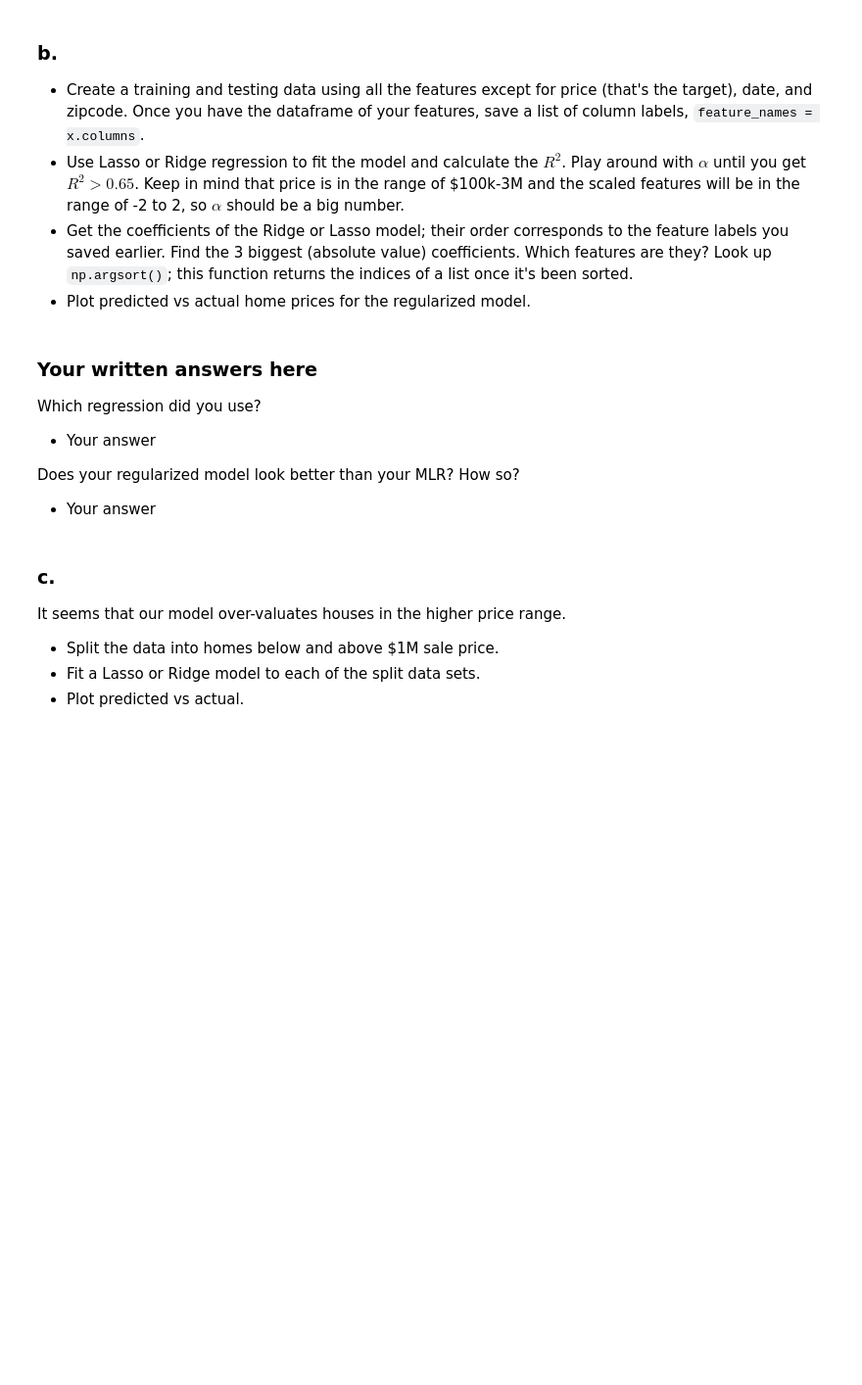
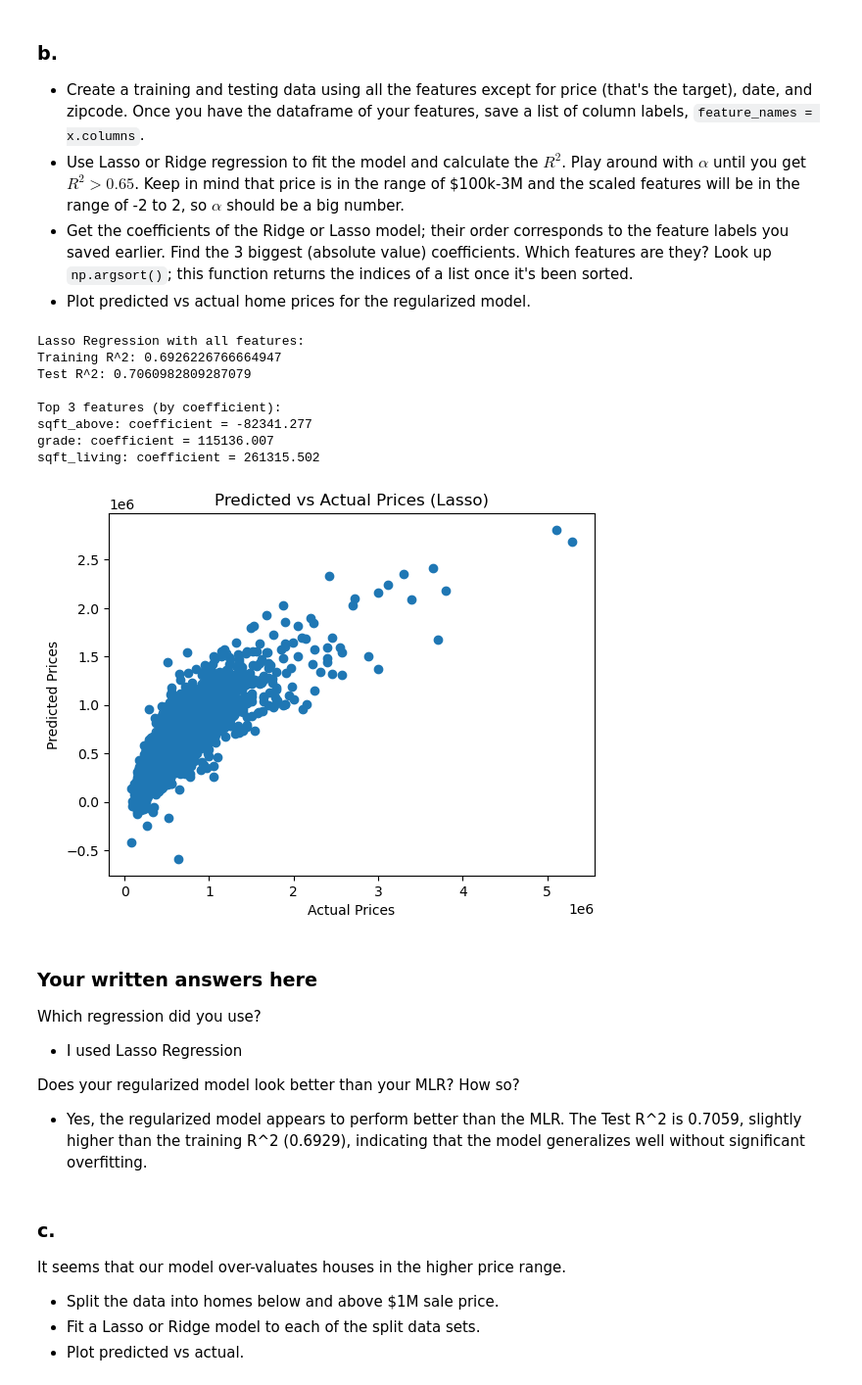
Before and after one commit to GettysburgDataScience/ps1-linear-regression-EthanNguyen2107, a Jupyter notebook: PS1.ipynb, the cells around one changed output. Shown: that part at 98% size. Saved outputs shown, nothing was run; the diff lists cells and outputs as text; code cells hidden in the pictures; blank space fills up the shorter version.

```diff
--- a/PS1.ipynb
+++ b/PS1.ipynb
@@ -241,10 +380,70 @@ Which features are you using and why?
+# %%
+# Your code here. Add cells as needed.
+# Drop columns: price (target), date, and zipcode
+housing_b = housing_df.copy()
+
+# Save feature names for later reference
+feature_names = housing_b.drop(columns=['price']).columns
+
+# Define X and y
+X_b = housing_b.drop(columns=['price'])
+y_b = housing_b['price']
+
+# Train-test split
+X_b_train, X_b_test, y_b_train, y_b_test = train_test_split(
+    X_b, y_b, test_size=0.2
+)
+
+# Scale
+scaler_b = StandardScaler()
+scaler_b.fit(X_b_train)
+X_b_train_scaled = scaler_b.transform(X_b_train)
+X_b_test_scaled = scaler_b.transform(X_b_test)
+
+# Fit Lasso Regression
+model_b = Lasso(alpha=1.0)
+model_b.fit(X_b_train_scaled, y_b_train)
+
+# Evaluate
+r2_train_b = model_b.score(X_b_train_scaled, y_b_train)
+r2_test_b = model_b.score(X_b_test_scaled, y_b_test)
+
+print("\nLasso Regression with all features:")
+print("Training R^2:", r2_train_b)
+print("Test R^2:", r2_test_b)
+
+# Identify the 3 largest (absolute) coefficients
+coefs = np.abs(model_b.coef_)
+top_3_idx = np.argsort(coefs)[-3:]  # indices of the 3 largest abs values
+
+print("\nTop 3 features (by coefficient):")
+for idx in top_3_idx:
+    print(f"{feature_names[idx]}: coefficient = {model_b.coef_[idx]:.3f}")
+
+# Plot predicted vs actual for the test set
+y_b_pred = model_b.predict(X_b_test_scaled)
+plt.scatter(y_b_test, y_b_pred)
+plt.xlabel("Actual Prices")
+plt.ylabel("Predicted Prices")
+plt.title("Predicted vs Actual Prices (Lasso)")
+plt.show()
+# %% [output]
+Lasso Regression with all features:
+Training R^2: 0.6926226766664947
+Test R^2: 0.7060982809287079
+
+Top 3 features (by coefficient):
+sqft_above: coefficient = -82341.277
+grade: coefficient = 115136.007
+sqft_living: coefficient = 261315.502
+[figure, added]
 # %% [markdown]
 ### Your written answers here
 Which regression did you use?
- - Your answer
+ - I used Lasso Regression
 
 Does your regularized model look better than your MLR? How so?
- - Your answer
+ - Yes, the regularized model appears to perform better than the MLR. The Test R^2 is 0.7059, slightly higher than the training R^2 (0.6929), indicating that the model generalizes well without significant overfitting.
 # %% [markdown]
 ### c.
 It seems that our model over-valuates houses in the higher price range.
```
Also changed, not shown: parts of 20 cells of this notebook.
